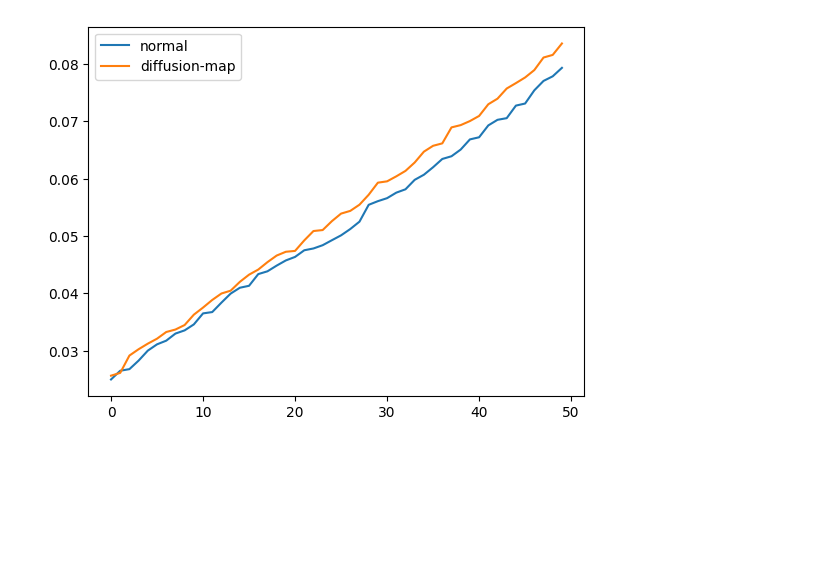
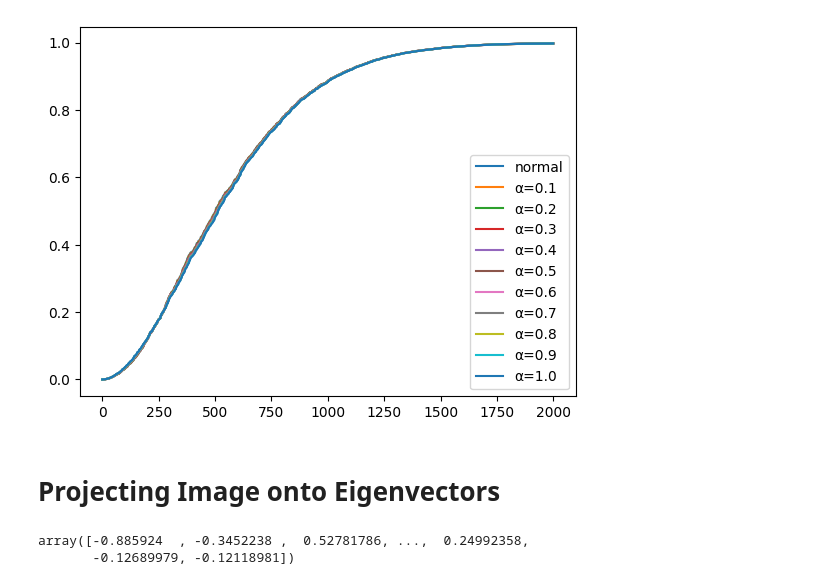
Before and after one commit to ksood2/cellular-harmonics, a Jupyter notebook: diffusion-maps.ipynb, the cells around one changed output. Drawn from its saved outputs; the diff is of its cells as text; code cells hidden in the pictures; blank space fills up the shorter version.

Commit message:
Spectral clustering
Spectral clustering and random graphs

```diff
--- a/diffusion-maps.ipynb
+++ b/diffusion-maps.ipynb
@@ -11,11 +13,6 @@ mat_dir = r"C:\Users\Kyler\Desktop\UROP\Data\Cell Data\mature_processed\edges"
 # %%
-k, r = 25, 1000
-im1 = Image.open(os.path.join(immat_dir, "iDC-2edge_smoothed.tif"))
-ar1 = np.array(im1)
 p1 = sample(ar1)
-evals = GFT(p1, k=k, r=r)[0]
-CL_dict = dict()
-alpha_list = np.linspace(0.1, 1.0, 0.1).tolist()
-CL_evals = CLGFT(p1, alpha=1.0, k=k, r=r)[0]
+k, r = 25, 2000
+evals, evecs = GFT(p1, k=k, r=r)
 # %% [output]
 Graph is connected:  True
@@ -23,2 +19,9 @@ KeyboardInterrupt:
 # %%
-alpha_list
+k, r = 25, 2000
+CL_dict = dict()
+alpha_list = np.arange(0.1, 1.1, 0.1).tolist()
+for a in alpha_list:
+    a = round(a, 3)
+    print("alpha=", a)
+    CL_evals, CL_evecs = CLGFT(p1, alpha=a, k=k, r=r)
+    CL_dict[a] = [CL_evals, CL_evecs]
@@ -25,7 +49,19 @@ alpha_list
-# %%
-plt.plot(evals, label="normal")
-plt.plot(CL_evals, label="diffusion-map")
-plt.legend()
-plt.show()
-# %% [output]
-[figure, removed]
+# %%
+# Eigenvectors are the same
+plt.plot(evals, label="normal")
+for a in CL_dict.keys():
+    plt.plot(CL_dict[a][0], label="α="+str(a))
+plt.legend()
+plt.show()
+# %% [output]
+[figure, added]
+# %% [markdown]
+# Projecting Image onto Eigenvectors
+# %%
+x = np.zeros(5000)
+for i in range(2000):
+    x += evals[i] * evecs[:, i]
+x
+# %% [output]
+array([-0.885924  , -0.3452238 ,  0.52781786, ...,  0.24992358,
+       -0.12689979, -0.12118981])
```
Also changed, not shown: parts of 3 cells of this notebook, 5 other files.
